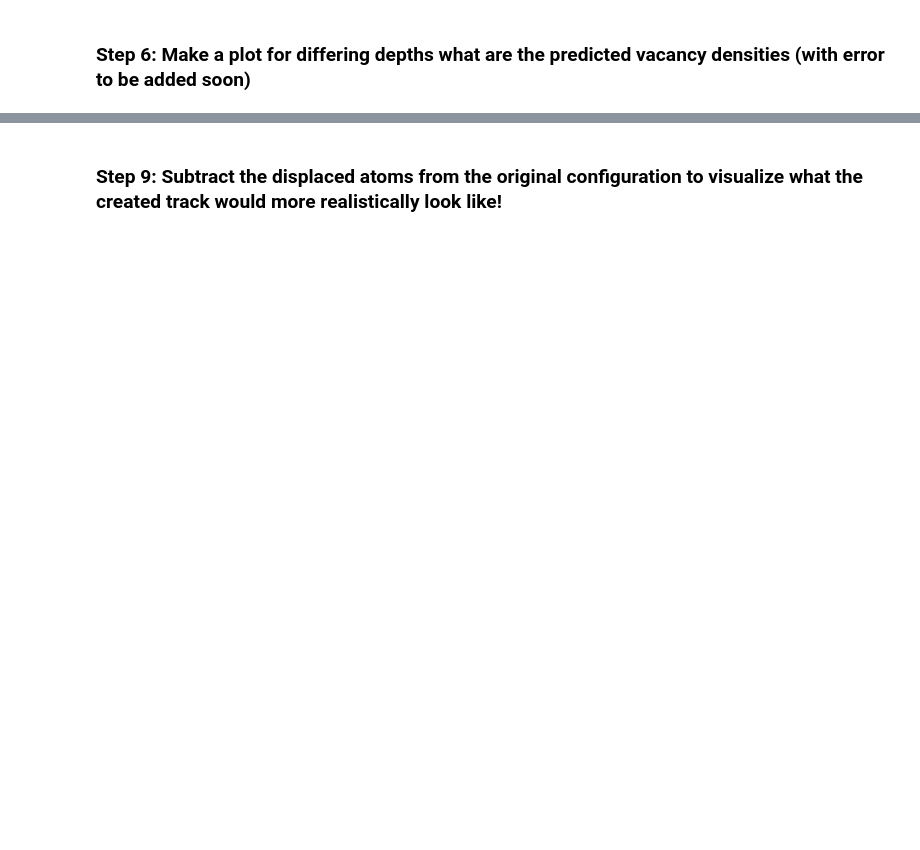
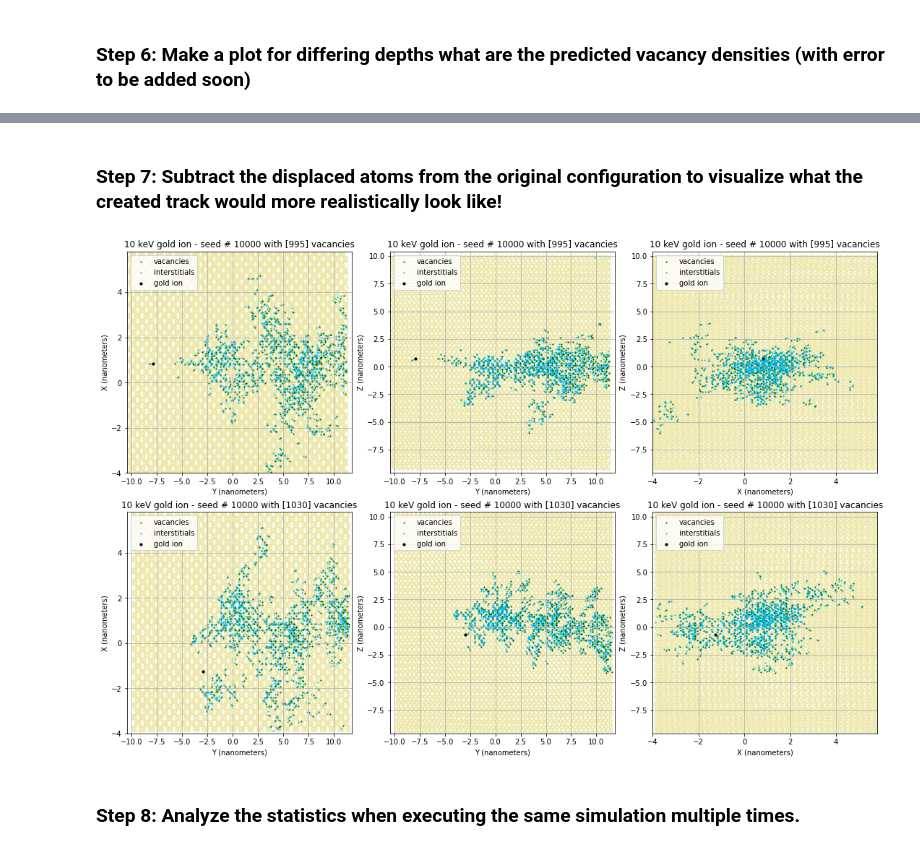
Before and after one commit to katieream/allmywork, a Jupyter notebook: paleodetector/md_vacancies.ipynb, the cells around one changed output, grey strips where cells are left out. Drawn from its saved outputs; the diff is of its cells as text; code cells hidden in the pictures; blank space fills up the shorter version.

```diff
--- a/paleodetector/md_vacancies.ipynb
+++ b/paleodetector/md_vacancies.ipynb
@@ -62,13 +61,0 @@ data4
-# %%
-steps1, steps2, steps3= np.unique(data1['step'].values), np.unique(data2['step'].values), np.unique(data3['step'].values)
-steps4 = np.unique(data4['step'].values)
-
-data_1 = data1[data1['step'] == steps1[0]].copy()
-data_1 = data_1.sort_values(by = 'id')
-data_2 = data2[data2['step'] == steps2[0]].copy()
-data_2 = data_2.sort_values(by = 'id')
-data_3 = data3[data3['step'] == steps3[0]].copy()
-data_3 = data_3.sort_values(by = 'id')
-data_4 = data4[data4['step'] == steps4[0]].copy()
-data_4 = data_4.sort_values(by = 'id')
-data_2
@@ -510,5 +307,5 @@ array([13.21467145, 11.66494773, 13.53619949, 13.61128715])
 # %% [markdown]
-### Step 9: Subtract the displaced atoms from the original configuration to visualize what the created track would more realistically look like!
+### Step 7: Subtract the displaced atoms from the original configuration to visualize what the created track would more realistically look like!
 # %%
 '''
 
@@ -519,0 +418,54 @@ this is a come se dice tomorrow problem
+# %%
+# visualize the resulting damage similar to above
+mod_data = [data_1_mod, data_2_mod, data_3_mod, data_4_mod, data_5_mod]
+elec_data = [data_1_elec_mod, data_2_elec_mod, data_3_elec_mod, data_4_elec_mod, data_5_elec_mod]
+vacancies = [vacancies_1, vacancies_2, vacancies_3, vacancies_4, vacancies_5]
+elec_vacancies = [vacancies_elec_1, vacancies_elec_2, vacancies_elec_3, vacancies_elec_4, vacancies_elec_5]
+original_data = [data_1, data_2, data_3, data_4, data_5]
+original_elec_data = [data_elec_1, data_elec_2, data_elec_3, data_elec_4, data_elec_5]
+num_vacancies = [num_vacancies1, num_vacancies2, num_vacancies3, num_vacancies4, num_vacancies5]
+num_elec_vacancies = [num_vacancies_elec_1, num_vacancies_elec_2, num_vacancies_elec_3, num_vacancies_elec_4, num_vacancies_elec_5]
+
+x_min = min(df['x'].min() for df in mod_data)
+x_max = max(df['x'].max() for df in mod_data)
+y_min = min(df['y'].min() for df in mod_data)
+y_max = max(df['y'].max() for df in mod_data)
+z_min = min(df['z'].min() for df in mod_data)
+z_max = max(df['z'].max() for df in mod_data)
+
+######################################################################################
+
+def plot_damage(ax, mod, vac, orig, seed, num_vac, axis1, axis2, axis_labels, limits, title_suffix=""):
+    ax.scatter(mod[axis1], mod[axis2], s=1, marker='.', color='palegoldenrod', alpha=0.45)
+    ax.scatter(vac[axis1], vac[axis2], s=5, marker='.', color='darkgreen', label='vacancies')
+    ax.scatter(orig[axis1], orig[axis2], s=5, marker='.', color='deepskyblue', label='interstitials')
+    ax.scatter(orig[orig['type'] == 3][axis1], orig[orig['type'] == 3][axis2], s=40, color='black', marker='.', label='gold ion')
+    ax.set_title(f'10 keV gold ion - seed # {seed} with {num_vac} vacancies{title_suffix}')
+    ax.set_xlabel(f"{axis_labels[0]} (nanometers)")
+    ax.set_ylabel(f"{axis_labels[1]} (nanometers)")
+    ax.legend(loc='upper left')
+    ax.grid(True)
+    ax.set_xlim(*limits[axis1]
+    ax.set_ylim(*limits[axis2])
+
+######################################################################################
+
+limits = {'x': (x_min, x_max), 'y': (y_min, y_max), 'z': (z_min, z_max)}
+
+axis_pairs = [('y', 'x'), ('y', 'z'), ('x', 'z')]
+axis_labels = {'x': 'X', 'y': 'Y','z': 'Z'}
+
+fig, axes = plt.subplots(2, 3, figsize=(15, 10), constrained_layout=True)
+dataframe = 5
+
+for i, (a1, a2) in enumerate(axis_pairs):
+    plot_damage(ax = axes[0, i], mod = mod_data[dataframe - 1], vac = vacancies[dataframe - 1], orig = original_data[dataframe - 1], seed = seeds[dataframe - 1],
+        num_vac = num_vacancies[dataframe - 1], axis1 = a1, axis2 = a2, axis_labels = (axis_labels[a1], axis_labels[a2]), limits = limits)
+
+for i, (a1, a2) in enumerate(axis_pairs):
+    plot_damage(ax = axes[1, i], mod = elec_data[dataframe - 1], vac = elec_vacancies[dataframe - 1], orig = original_elec_data[dataframe - 1], seed = seeds[dataframe - 1],
+        num_vac = num_elec_vacancies[dataframe - 1], axis1 = a1, axis2 = a2, axis_labels = (axis_labels[a1], axis_labels[a2]), limits = limits)
+# %% [output]
+[figure, added]
+# %% [markdown]
+### Step 8: Analyze the statistics when executing the same simulation multiple times.
```
Also changed, not shown: parts of 29 cells of this notebook.
